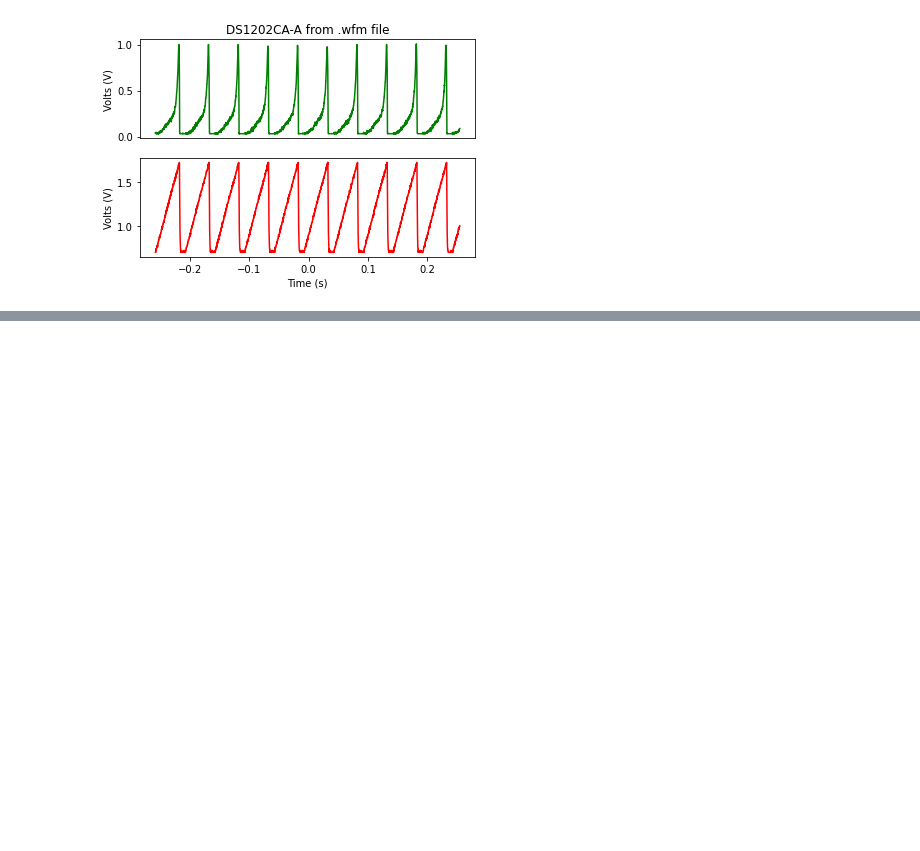
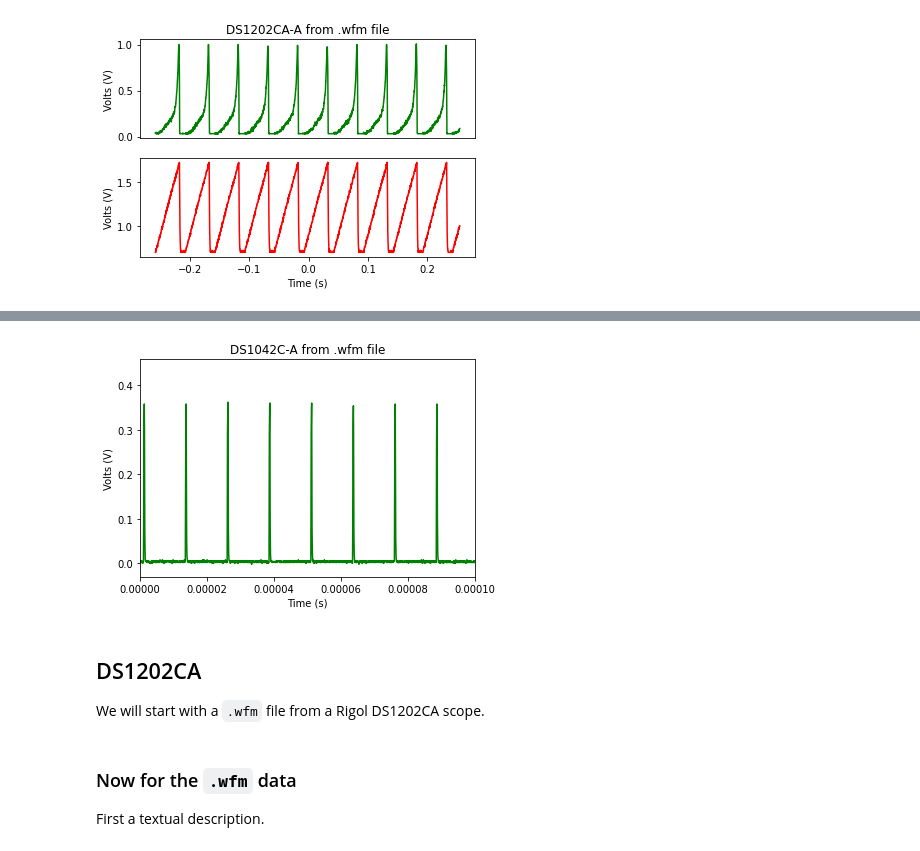
Before and after one commit to scottprahl/RigolWFM, a Jupyter notebook: docs/1-DS1000C-Waveforms.ipynb, the cells around one changed output, grey strips where cells are left out. Drawn from its saved outputs; the diff is of its cells as text; code cells hidden in the pictures; blank space fills up the shorter version.

```diff
--- a/docs/1-DS1000C-Waveforms.ipynb
+++ b/docs/1-DS1000C-Waveforms.ipynb
@@ -82,0 +131,10 @@ plt.show()
+# %%
+ch = w.channels[0]
+plt.plot(ch.times, ch.volts, color='green')
+plt.title("DS1042C-A from .wfm file")
+plt.ylabel("Volts (V)")
+plt.xlabel("Time (s)")
+plt.xlim(0,0.0001)
+plt.show()
+# %% [output]
+[figure, added]
@@ -82,0 +149,8 @@ plt.show()
+# %% [markdown]
+## DS1202CA
+
+We will start with a `.wfm` file from a Rigol DS1202CA scope.
+# %% [markdown]
+### Now for the `.wfm` data
+
+First a textual description.
```
Also changed, not shown: parts of 7 cells of this notebook, 3 other files.
